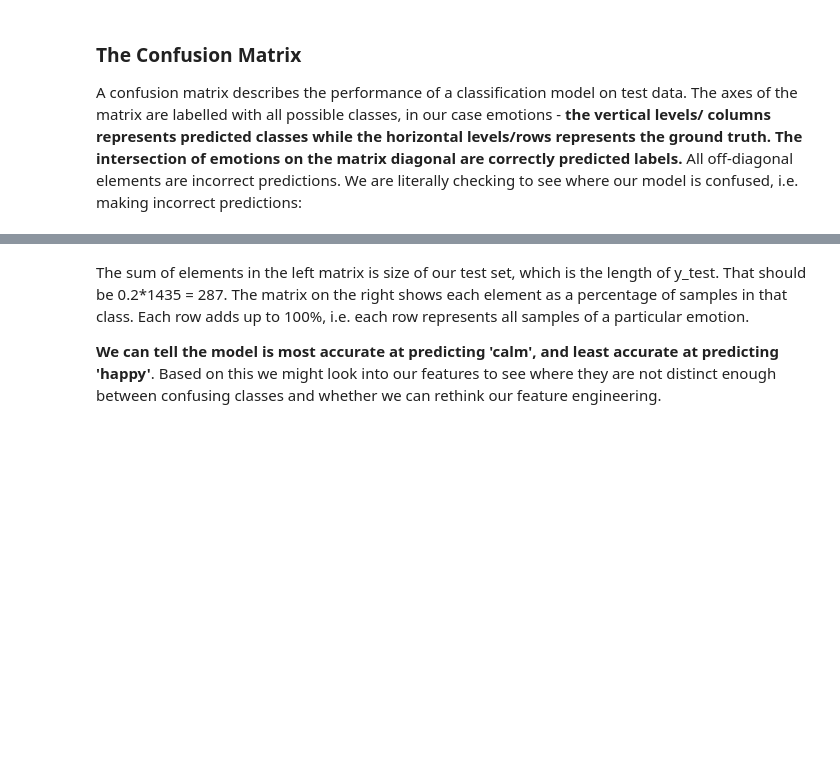
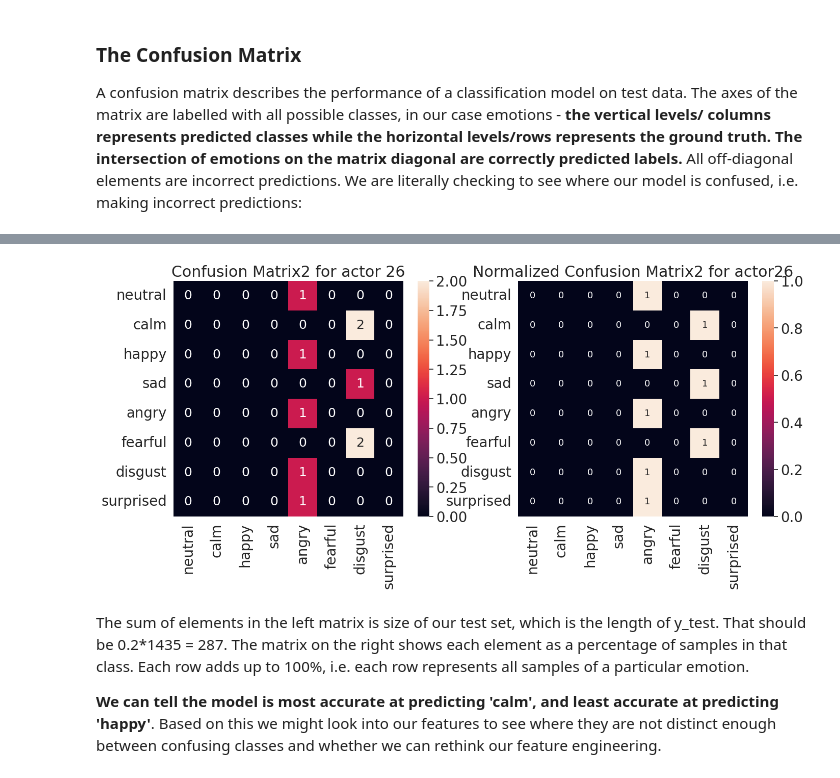
Before and after one commit to hindhammad24/Week4-NeuralNetworks, a Jupyter notebook: Week4__Neural_Networks.ipynb, the cells around one changed output, grey strips where cells are left out. Drawn from its saved outputs; the diff is of its cells as text; code cells hidden in the pictures; blank space fills up the shorter version.

```diff
--- a/Week4__Neural_Networks.ipynb
+++ b/Week4__Neural_Networks.ipynb
@@ -381,15 +341,13 @@ scaler = MinMaxScaler()
 features_minmax = features
 features_minmax = scaler.fit_transform(features_minmax)
 # %%
-from sklearn.preprocessing import StandardScaler
-from sklearn.preprocessing import MinMaxScaler
 
-scaler2 = StandardScaler()
-# keep our unscaled features just in case we need to process them alternatively
-features2_scaled = features2
-features2_scaled = scaler.fit_transform(features2_scaled)
+features2_scaled = scaler.fit_transform(features2_df)
 
-scaler2 = MinMaxScaler()
+features2_scaled_df = pd.DataFrame(features2_scaled)
+print('\033[1m'+'Standard Scaling for Actor_26:\n'+'\033[0m')
+print_features(features2_scaled_df)
+
 # keep our unscaled features just in case we need to process them alternatively
 features2_minmax = features2
 features2_minmax = scaler.fit_transform(features2_minmax)
@@ -789,3 +766,38 @@ plt.show()
+# %%
+from sklearn.metrics import confusion_matrix
+import seaborn as sn # I like seaborn's confusion matrix over sklearn's default
+
+# get predictions on achtor26 set
+test_emotion2_predictions = model.predict(features2_scaled)
+test_emotion2_groundtruth = emotions2
+
+# set labels for matrix axes from emotions
+emotion2_list =['neutral','calm','happy','sad','angry','fearful','disgust','surprised']
+emotion2_name = [emotion2 for emotion2 in emotion2_list]
+
+# build confusion matrix and normalized confusion matrix
+conf_matrix2 = confusion_matrix(test_emotion2_groundtruth, test_emotion2_predictions, labels=emotion2_list)
+conf_matrix2_norm = confusion_matrix(test_emotion2_groundtruth, test_emotion2_predictions,normalize='true', labels=emotion2_list)
+
+
+
+# make a confusion matrix with labels using a DataFrame
+confmatrix2_df = pd.DataFrame(conf_matrix2, index=emotion2_name, columns=emotion2_name)
+confmatrix2_df_norm = pd.DataFrame(conf_matrix2_norm, index=emotion2_name, columns=emotion2_name)
+
+# plot confusion matrices
+plt.figure(figsize=(16,6))
+sn.set(font_scale=1.8) # emotion label and title size
+plt.subplot(1,2,1)
+plt.title('Confusion Matrix2 for actor 26')
+sn.heatmap(confmatrix2_df, annot=True, annot_kws={"size": 18}) #annot_kws is value font
+plt.subplot(1,2,2)
+plt.title('Normalized Confusion Matrix2 for actor26')
+sn.heatmap(confmatrix2_df_norm, annot=True, annot_kws={"size": 13}) #annot_kws is value font
+
+plt.show()
+# %% [output]
+[figure, added]
 # %% [markdown]
 The sum of elements in the left matrix is size of our test set, which is the length of y_test. That should be 0.2*1435 = 287. The matrix on the right shows each element as a percentage of samples in that class. Each row adds up to 100%, i.e. each row represents all samples of a particular emotion.
 
```
Also changed, not shown: parts of 10 cells of this notebook.
